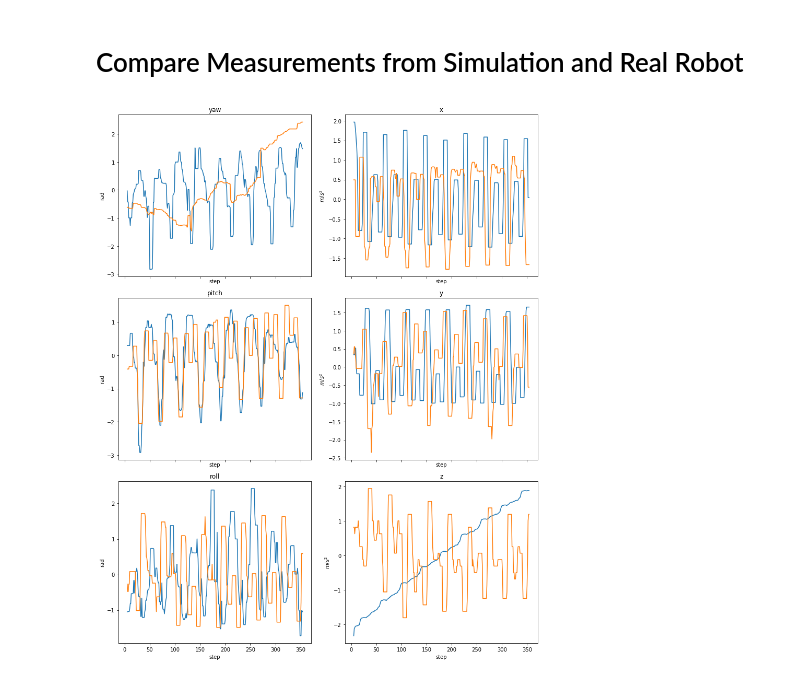
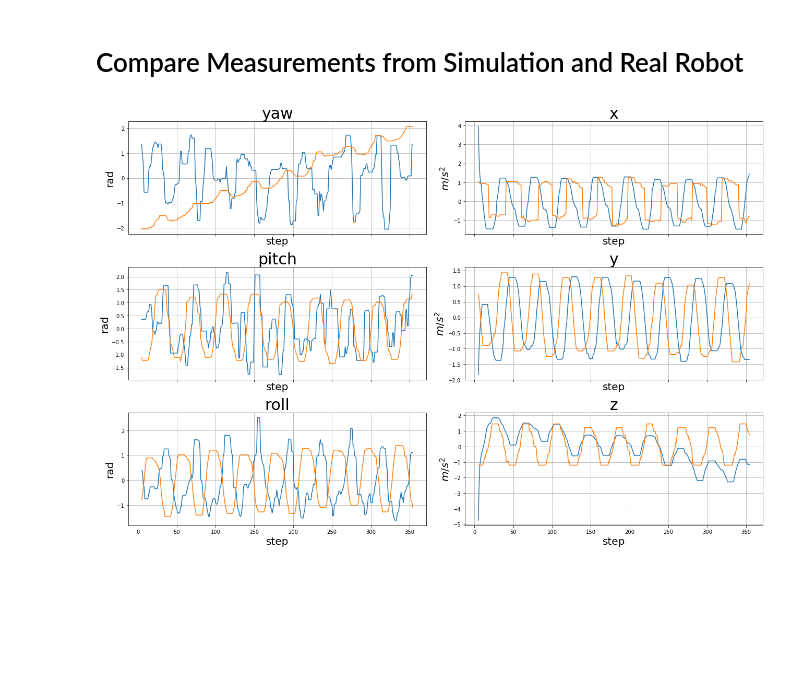
Before and after one commit to yans0ng/Spyndra-Gait-Learning, a Jupyter notebook: simulation/Verify.ipynb, the cells around one changed output. Drawn from its saved outputs; the diff is of its cells as text; code cells hidden in the pictures; blank space fills up the shorter version.

```diff
--- a/simulation/Verify.ipynb
+++ b/simulation/Verify.ipynb
@@ -11,7 +11,7 @@ from scipy import signal
 def normalize(csvfiles, fields, names, output_img=None):
     #fields = ['time', 'yaw', 'pitch', 'roll', 'x', 'y', 'z', 'f1', 't1', 'f2', 't2', 'f3', 't3', 'f4', 't4']
     data = {f:[] for f in fields}
-    fig, ax = plt.subplots(3,2, sharex = True, figsize =(12,15))
+    fig, ax = plt.subplots(3,2, sharex = True, figsize =(18,12))
     for i, csvfile in enumerate(csvfiles):
         df = pd.read_csv(csvfile,skiprows=[],delim_whitespace=False, header=None)
         df.columns = fields
@@ -29,20 +29,23 @@ def normalize(csvfiles, fields, names, output_img=None):
             # store data
             data[field].append(df[field])
             ax[j%3,j/3].plot(df[field][5:-5], label=names[i])
-            ax[j%3,j/3].set_title(field)
-            ax[j%3,j/3].set_xlabel('step')
+            ax[j%3,j/3].set_title(field, fontsize=30)
+            ax[j%3,j/3].set_xlabel('step', fontsize=20)
+
             #ax[j%3,j/3].legend(loc=4)
     for i in xrange(3):
-        ax[i,0].set_ylabel('rad')
-        ax[i,1].set_ylabel('$m/s^2$')
+        ax[i,0].set_ylabel('rad', fontsize=20)
+        ax[i,1].set_ylabel('$m/s^2$', fontsize=20)
+        ax[i,0].grid()
+        ax[i,1].grid()
     if output_img is not None:
         plt.tight_layout()
         plt.savefig(output_img)
 # %%
 #csvfiles = ['output.csv', 'walk.csv']
-csvfiles = ['output_walk0709.csv', 'walk_0709.csv']
+csvfiles = ['output_stand0709.csv', 'stand_0709.csv']
 names = ['simulated', 'real']
 fields = ['yaw', 'pitch', 'roll', 'x', 'y', 'z']
-normalize(csvfiles, fields, names, 'images/compare_walk.jpg')
+normalize(csvfiles, fields, names, 'images/compare_stand.jpg')
 # %% [output]
-[figure, old version]
+[figure, new version]
```
Also changed, not shown: 5 other files.
